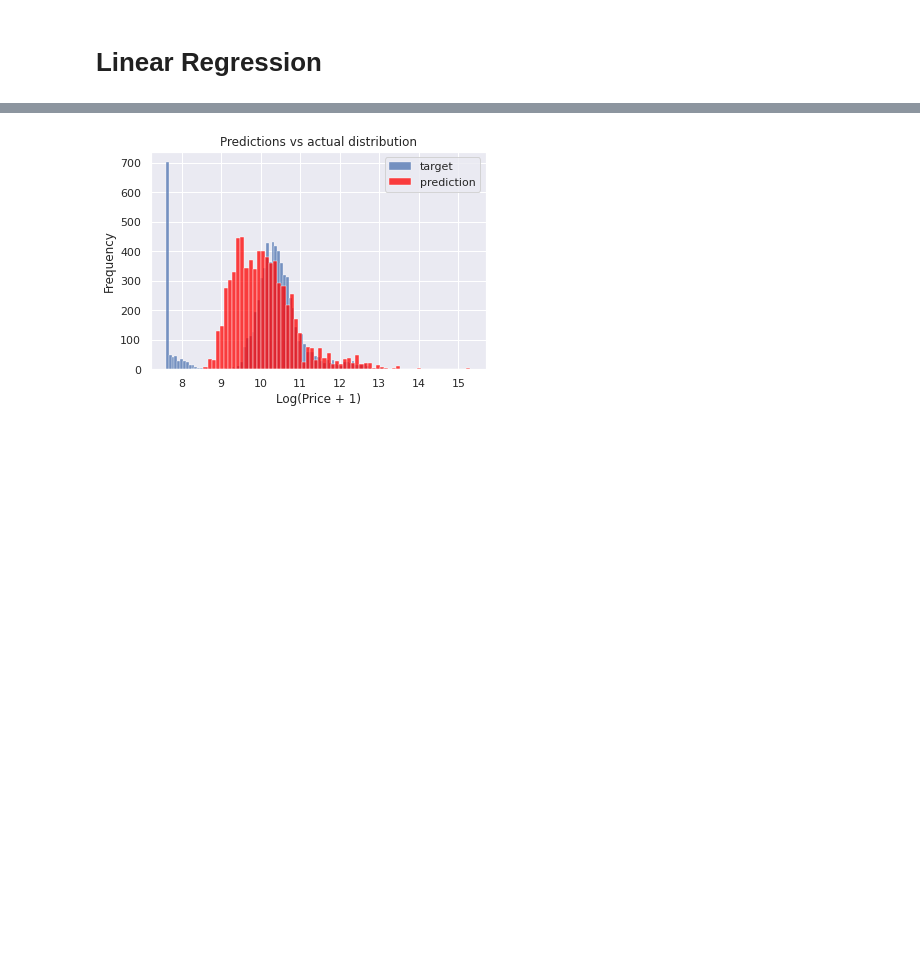
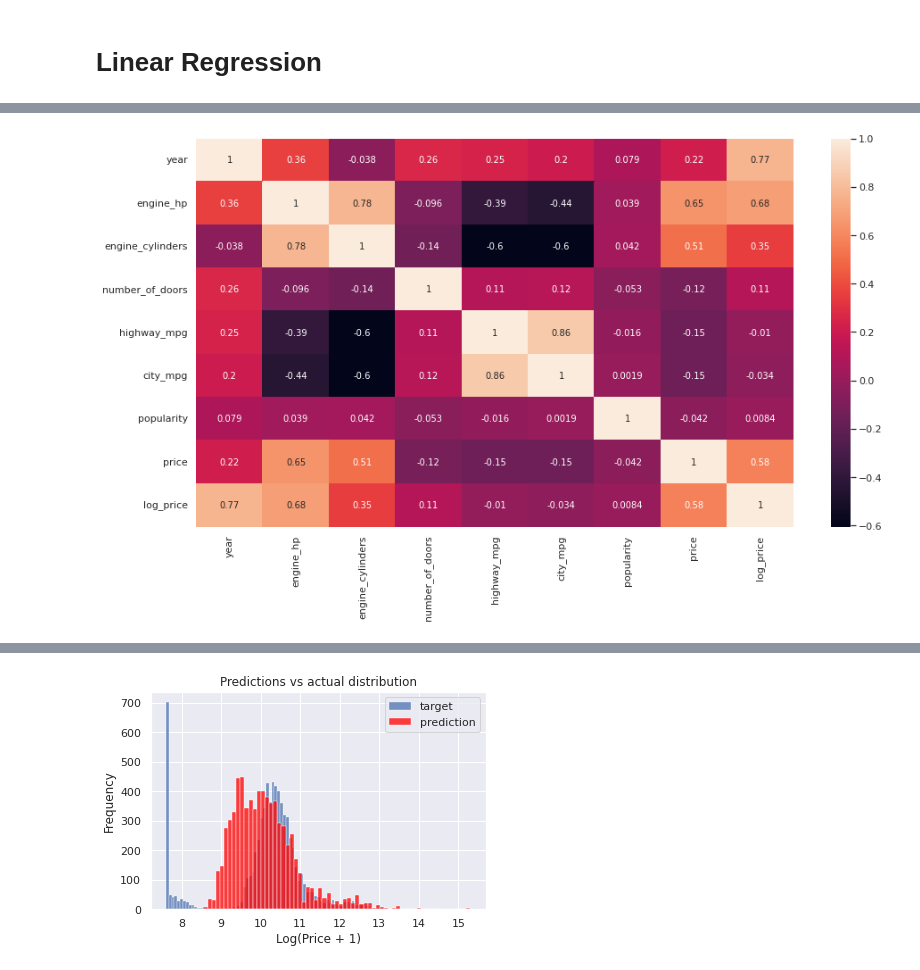
Before and after one commit to a7madmostafa/Learn-ML-by-Projects, a Jupyter notebook: Regression_Car_Price_Prediction.ipynb, the cells around one changed output, grey strips where cells are left out. Drawn from its saved outputs; the diff is of its cells as text; code cells hidden in the pictures; blank space fills up the shorter version.

```diff
--- a/Regression_Car_Price_Prediction.ipynb
+++ b/Regression_Car_Price_Prediction.ipynb
@@ -514,3 +556,8 @@ def prepare_X(df):
+# %%
+plt.figure(figsize=(15,8))
+_=sns.heatmap(df_train.corr(), annot = True)
+# %% [output]
+[figure, added]
 # %%
 def linear_regression(xi):
     n =len(xi)                # Number of features used
```
Also changed, not shown: parts of 26 cells of this notebook.
